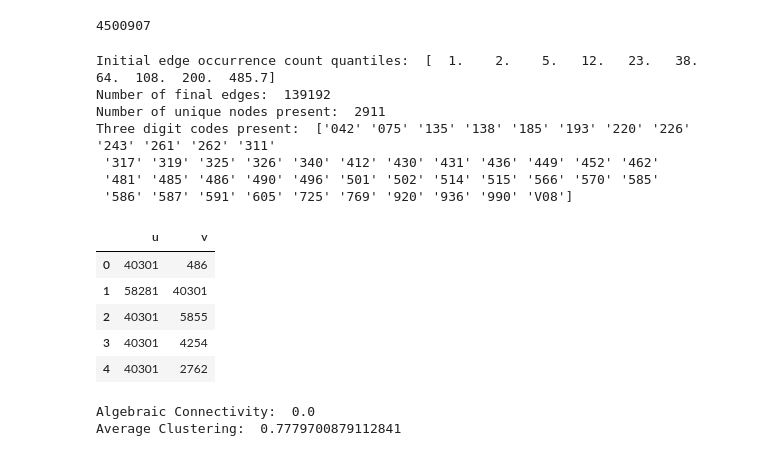
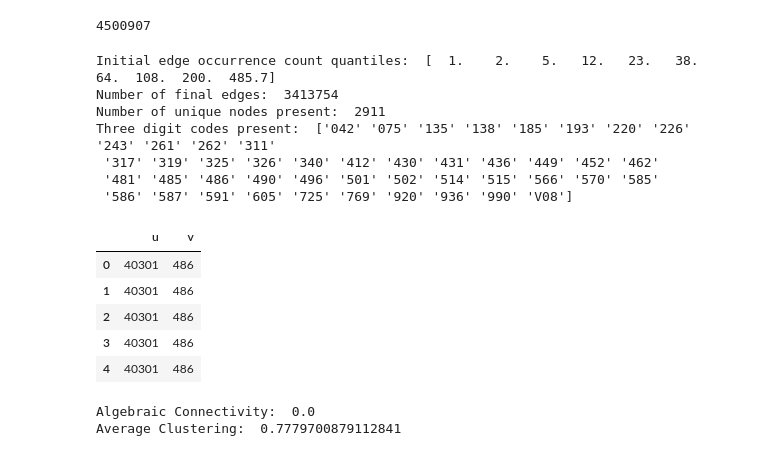
Before and after one commit to drewwilimitis/Hyperbolic-ICD-Embeddings-MIMIC3, a Jupyter notebook: mimic_iii_mortality_prediction.ipynb, the cells around one changed output. Drawn from its saved outputs; the diff is of its cells as text; code cells hidden in the pictures.

```diff
--- a/mimic_iii_mortality_prediction.ipynb
+++ b/mimic_iii_mortality_prediction.ipynb
@@ -148,49 +213,54 @@ len(edges)
 [['40301', '486'], ['58281', '40301'], ['40301', '5855'], ['40301', '4254'], ['40301', '2762']]
 4500907
 # %%
-# only keep edges with number of occurrences > cutoff
+# only keep edges with number of occurrences > cutoff, optionally keep repeated occurrences of edges
 from collections import Counter
 edge_count = Counter(map(tuple,edges))
 cutoff = 5
+keep_repeats = True
 final_edges = []
 for k,v in edge_count.items():
     if v >= cutoff:
-        final_edges.append(k)
+        if keep_repeats:
+            for i in range(v):
+                final_edges.append(k)
+        else:
+            final_edges.append(k)
 print('Initial edge occurrence count quantiles: ', np.quantile(list(edge_count.values())[:1000], q=np.arange(0,1,0.1)))
 print('Number of final edges: ', len(final_edges))
 
 # define final edges as data frame
 edge_df = pd.DataFrame(final_edges, columns=['u', 'v'])
 
 # get all chapters present in icd codes
 node_list = list(set(list(edge_df.u.values) + list(edge_df.v.values)))
 observed_chapters = np.sort([node for node in node_list if len(node) == 3])
 print('Number of unique nodes present: ', len(node_list))
 print('Three digit codes present: ', observed_chapters)
 
 # optionally add edges from each chapter to highest level, center node
 for chapter in observed_chapters:
     final_edges.append([chapter, 'ICD-9_Diagnoses'])
 node_list.append('ICD-9_Diagnoses')
 
 # save to csv
 edge_df = pd.DataFrame(final_edges, columns=['u', 'v'])
 edge_df.head()
 edge_df.to_csv('data/mimic-iii/mortality_pred/icd_occurrence_edges.csv', index=False)
 # %% [output]
 Initial edge occurrence count quantiles:  [  1.    2.    5.   12.   23.   38.   64.  108.  200.  485.7]
-Number of final edges:  139192
+Number of final edges:  3413754
 Number of unique nodes present:  2911
 Three digit codes present:  ['042' '075' '135' '138' '185' '193' '220' '226' '243' '261' '262' '311'
  '317' '319' '325' '326' '340' '412' '430' '431' '436' '449' '452' '462'
  '481' '485' '486' '490' '496' '501' '502' '514' '515' '566' '570' '585'
  '586' '587' '591' '605' '725' '769' '920' '936' '990' 'V08']
 |  | u | v |
 | 0 | 40301 | 486 |
-| 1 | 58281 | 40301 |
-| 2 | 40301 | 5855 |
-| 3 | 40301 | 4254 |
-| 4 | 40301 | 2762 |
+| 1 | 40301 | 486 |
+| 2 | 40301 | 486 |
+| 3 | 40301 | 486 |
+| 4 | 40301 | 486 |
 # %%
 G = nx.Graph(final_edges)
 print('Algebraic Connectivity: ', nx.algebraic_connectivity(G))
```
Also changed, not shown: parts of 17 cells of this notebook, 1 other file.
